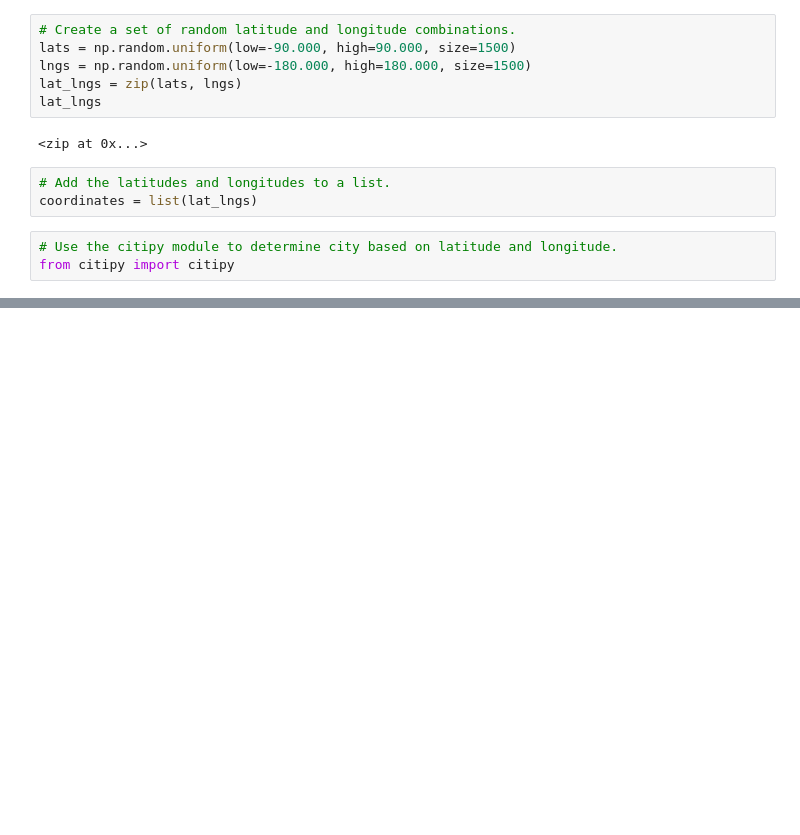
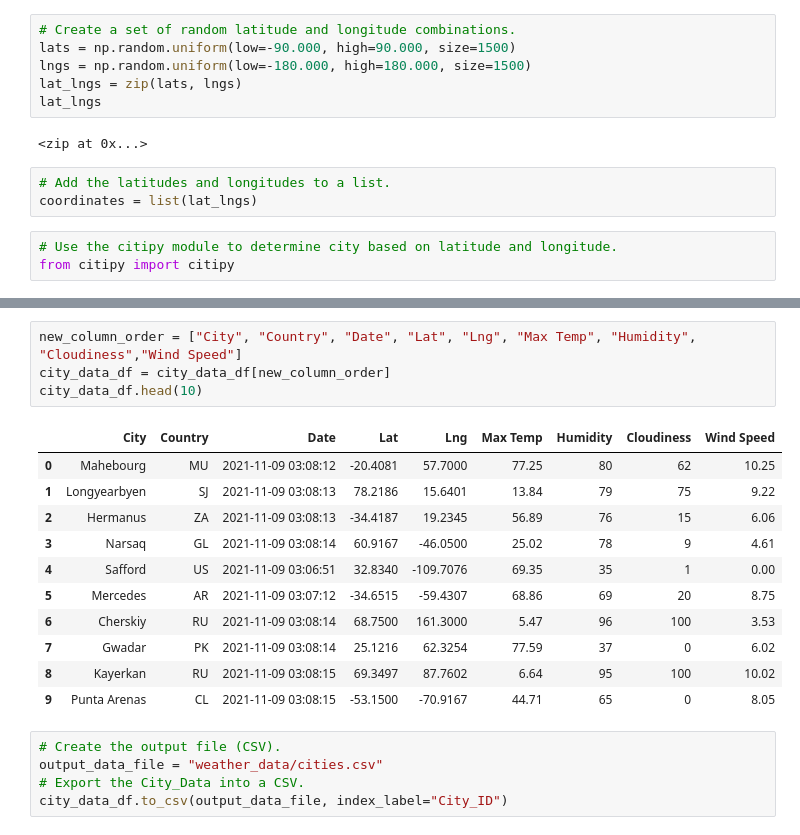
Before and after one commit to rvp47/World_Weather_Analysis, a Jupyter notebook: WeatherPy.ipynb, the cells around one changed output, grey strips where cells are left out. Saved outputs shown, nothing was run; the diff lists cells and outputs as text; blank space fills up the shorter version.

```diff
--- a/WeatherPy.ipynb
+++ b/WeatherPy.ipynb
@@ -33,0 +150,21 @@ len(cities)
+# %%
+new_column_order = ["City", "Country", "Date", "Lat", "Lng", "Max Temp", "Humidity", "Cloudiness","Wind Speed"]
+city_data_df = city_data_df[new_column_order]
+city_data_df.head(10)
+# %% [output]
+|  | City | Country | Date | Lat | Lng | Max Temp | Humidity | Cloudiness | Wind Speed |
+| 0 | Mahebourg | MU | 2021-11-09 03:08:12 | -20.4081 | 57.7000 | 77.25 | 80 | 62 | 10.25 |
+| 1 | Longyearbyen | SJ | 2021-11-09 03:08:13 | 78.2186 | 15.6401 | 13.84 | 79 | 75 | 9.22 |
+| 2 | Hermanus | ZA | 2021-11-09 03:08:13 | -34.4187 | 19.2345 | 56.89 | 76 | 15 | 6.06 |
+| 3 | Narsaq | GL | 2021-11-09 03:08:14 | 60.9167 | -46.0500 | 25.02 | 78 | 9 | 4.61 |
+| 4 | Safford | US | 2021-11-09 03:06:51 | 32.8340 | -109.7076 | 69.35 | 35 | 1 | 0.00 |
+| 5 | Mercedes | AR | 2021-11-09 03:07:12 | -34.6515 | -59.4307 | 68.86 | 69 | 20 | 8.75 |
+| 6 | Cherskiy | RU | 2021-11-09 03:08:14 | 68.7500 | 161.3000 | 5.47 | 96 | 100 | 3.53 |
+| 7 | Gwadar | PK | 2021-11-09 03:08:14 | 25.1216 | 62.3254 | 77.59 | 37 | 0 | 6.02 |
+| 8 | Kayerkan | RU | 2021-11-09 03:08:15 | 69.3497 | 87.7602 | 6.64 | 95 | 100 | 10.02 |
+| 9 | Punta Arenas | CL | 2021-11-09 03:08:15 | -53.1500 | -70.9167 | 44.71 | 65 | 0 | 8.05 |
+# %%
+# Create the output file (CSV).
+output_data_file = "weather_data/cities.csv"
+# Export the City_Data into a CSV.
+city_data_df.to_csv(output_data_file, index_label="City_ID")
```
Also changed, not shown: parts of 7 cells of this notebook, 1 other file.
